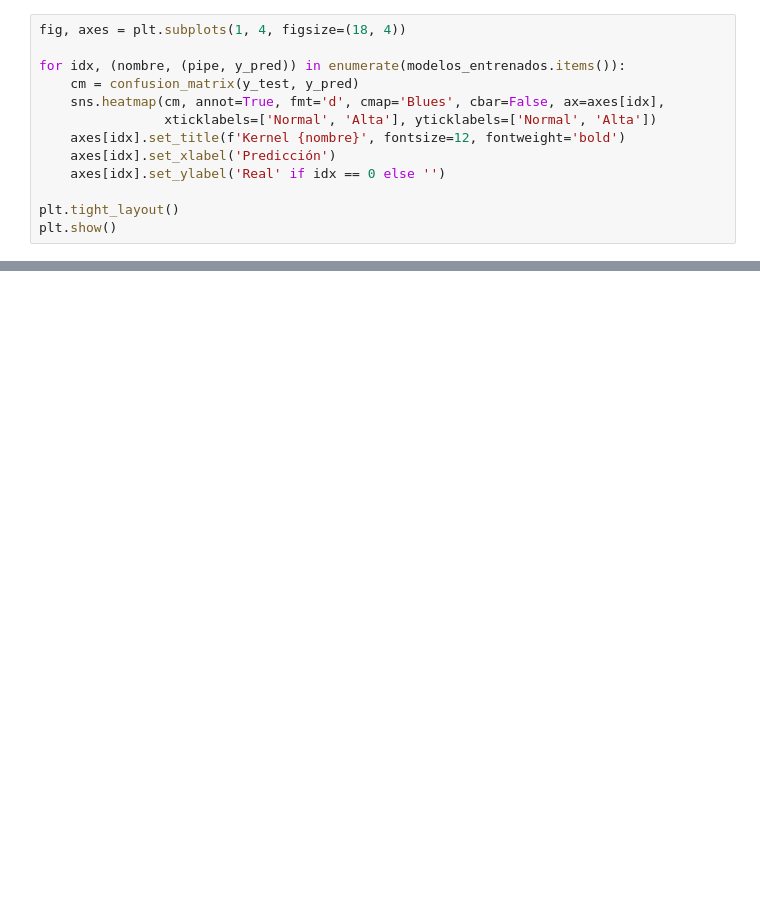
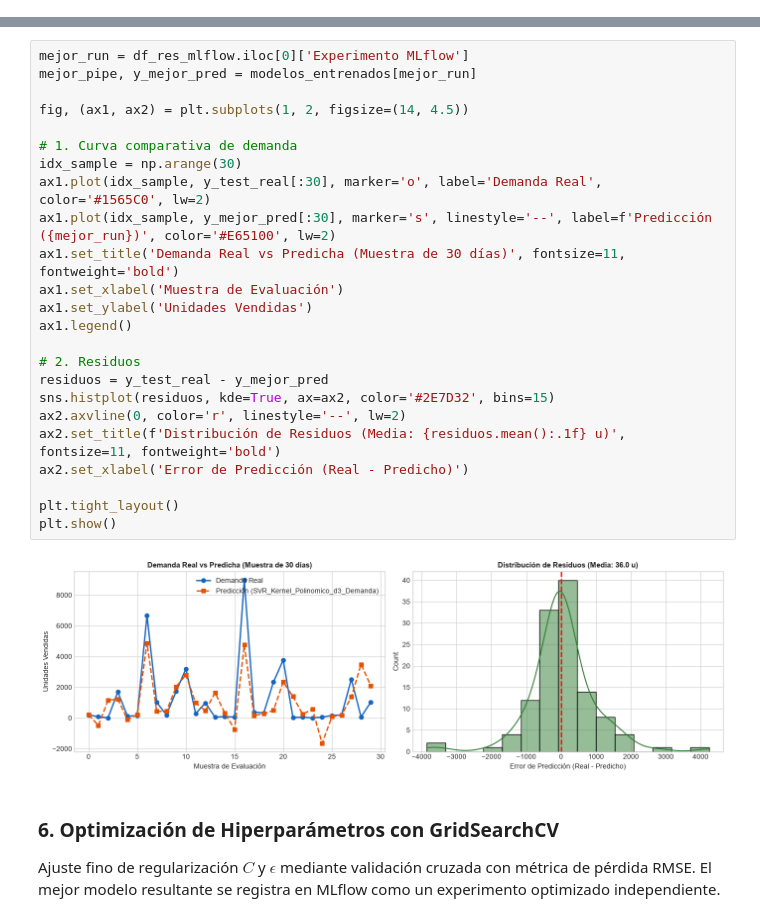
Before and after one commit to patrici0l/Aprendizaje-Automatico, a Jupyter notebook: Practica2.ipynb, the cells around one changed output, grey strips where cells are left out. Drawn from its saved outputs; the diff is of its cells as text; blank space fills up the shorter version.

Commit message:
feat: integrate MLflow tracking and SVR regression into Practica2 notebook

```diff
--- a/Practica2.ipynb
+++ b/Practica2.ipynb
@@ -139,13 +0,0 @@ Comparación visual del balance de falsos positivos y falsos negativos en cada t
-# %%
-fig, axes = plt.subplots(1, 4, figsize=(18, 4))
-
-for idx, (nombre, (pipe, y_pred)) in enumerate(modelos_entrenados.items()):
-    cm = confusion_matrix(y_test, y_pred)
-    sns.heatmap(cm, annot=True, fmt='d', cmap='Blues', cbar=False, ax=axes[idx],
-                xticklabels=['Normal', 'Alta'], yticklabels=['Normal', 'Alta'])
-    axes[idx].set_title(f'Kernel {nombre}', fontsize=12, fontweight='bold')
-    axes[idx].set_xlabel('Predicción')
-    axes[idx].set_ylabel('Real' if idx == 0 else '')
-
-plt.tight_layout()
-plt.show()
@@ -363,0 +200,30 @@ stock_en_momento          -0.007222    0.011331
+# %%
+mejor_run = df_res_mlflow.iloc[0]['Experimento MLflow']
+mejor_pipe, y_mejor_pred = modelos_entrenados[mejor_run]
+
+fig, (ax1, ax2) = plt.subplots(1, 2, figsize=(14, 4.5))
+
+# 1. Curva comparativa de demanda
+idx_sample = np.arange(30)
+ax1.plot(idx_sample, y_test_real[:30], marker='o', label='Demanda Real', color='#1565C0', lw=2)
+ax1.plot(idx_sample, y_mejor_pred[:30], marker='s', linestyle='--', label=f'Predicción ({mejor_run})', color='#E65100', lw=2)
+ax1.set_title('Demanda Real vs Predicha (Muestra de 30 días)', fontsize=11, fontweight='bold')
+ax1.set_xlabel('Muestra de Evaluación')
+ax1.set_ylabel('Unidades Vendidas')
+ax1.legend()
+
+# 2. Residuos
+residuos = y_test_real - y_mejor_pred
+sns.histplot(residuos, kde=True, ax=ax2, color='#2E7D32', bins=15)
+ax2.axvline(0, color='r', linestyle='--', lw=2)
+ax2.set_title(f'Distribución de Residuos (Media: {residuos.mean():.1f} u)', fontsize=11, fontweight='bold')
+ax2.set_xlabel('Error de Predicción (Real - Predicho)')
+
+plt.tight_layout()
+plt.show()
+# %% [output]
+[figure, added]
+# %% [markdown]
+### 6. Optimización de Hiperparámetros con GridSearchCV
+Ajuste fino de regularización $C$ y $\epsilon$ mediante validación cruzada con métrica de pérdida RMSE.
+El mejor modelo resultante se registra en MLflow como un experimento optimizado independiente.
```
Also changed, not shown: parts of 40 cells of this notebook, 35 other files.
